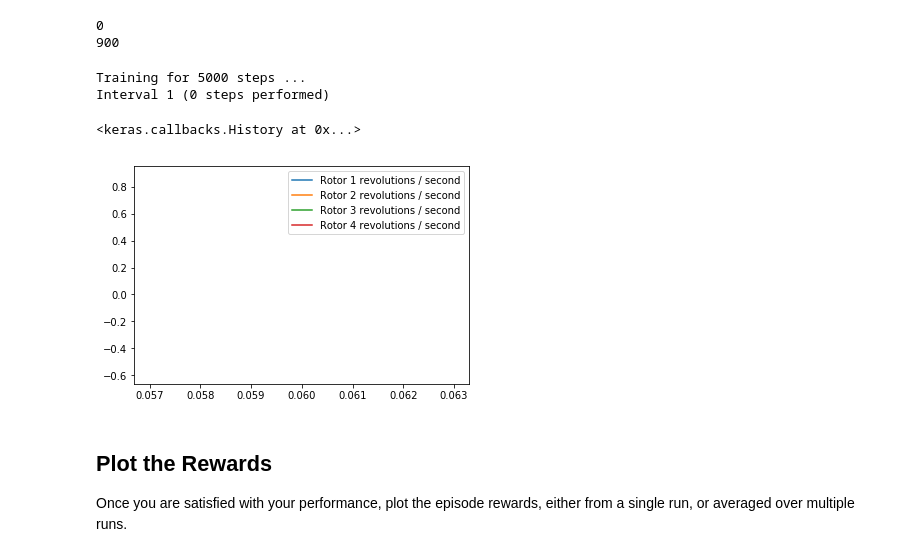
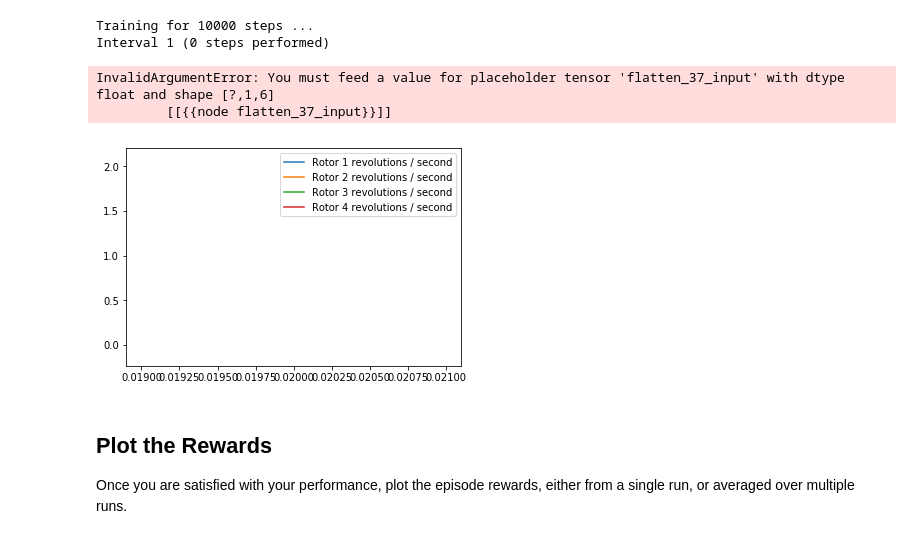
Before and after one commit to markbastian/RL-Quadcopter-2, a Jupyter notebook: Quadcopter_Project_keras_rl_distilled.ipynb, the cells around one changed output. Cells and saved outputs as stored; diff of their text form; code cells hidden in the pictures.

Commit message:
more keras actor

```diff
--- a/Quadcopter_Project_keras_rl_distilled.ipynb
+++ b/Quadcopter_Project_keras_rl_distilled.ipynb
@@ -7,6 +18,4 @@ from task import Task
 # %%
-import reward_functions as rfns
-
 def target_fn(task):
     # Huge crash penalty
     if task.sim.pose[2] <= 0:
@@ -28,4 +37,4 @@ takeoff_task = Task(init_pose=np.array([0., 0., 0., 0., 0., 0.]),   # initial po
                     runtime=5.0,                                    # time limit of the episode
                     target_pos=np.array([0., 0., 10.]),             # Desired final position
                     reward_fn=target_fn,
-                    action_repeat=3)
+                    action_repeat=1)
@@ -42,32 +119,17 @@ Using TensorFlow backend.
-# %%
-print(takeoff_task.action_low)
-print(takeoff_task.action_high)
-# %% [output]
-0
-900
-# %%
-visualize=False
-verbose=1
-#Number of training steps to be performed.
-#num_training_steps=50000
-num_training_steps=5000
-#0 for no logging, 1, for interval logging, or 2 for episode logging
-verbose=1
-#Number of steps per episode that the agent performs before automatically resetting the environment.
-max_episode_steps=200
-takeoff_agent.fit(takeoff_task,
-                  nb_steps=num_training_steps,
-                  visualize=visualize,
-                  verbose=verbose,
-                  nb_max_episode_steps=max_episode_steps,
-                  action_repetition=1,
-                  nb_max_start_steps=3,
-                  start_step_policy=lambda x: [800, 800, 800, 800]
-                 )
-# %% [output]
-Training for 5000 steps ...
-Interval 1 (0 steps performed)
-<keras.callbacks.History at 0x...>
+# %%
+takeoff_agent.fit(takeoff_task,
+                  nb_steps=10000,
+                  visualize=False,
+                  verbose=1,
+                  nb_max_episode_steps=200,
+                  action_repetition=1,
+                  nb_max_start_steps=3,
+                  start_step_policy=lambda x: [800, 800, 800, 800])
+# %% [output]
+Training for 10000 steps ...
+Interval 1 (0 steps performed)
+InvalidArgumentError: You must feed a value for placeholder tensor 'flatten_37_input' with dtype float and shape [?,1,6]
+         [[{{node flatten_37_input}}]]
 # %%
 def eval_episode(task, agent):
     labels = ['time', 'x', 'y', 'z', 'phi', 'theta', 'psi', 'x_velocity',
@@ -76,22 +138,24 @@ def eval_episode(task, agent):
     results = {x : [] for x in labels}
 
     state = task.reset() # start a new episode
+    foo = []
     while True:
         rotor_speeds = agent.forward(state)
         next_state, reward, done, _ = task.step(rotor_speeds)
-        to_write = [task.sim.time] + list(task.sim.pose) + list(task.sim.v) + list(task.sim.angular_v) + list(rotor_speeds) + [reward]
+        foo.append(reward)
+        to_write = [task.sim.time] + list(task.sim.pose) + \
+            list(task.sim.v) + list(task.sim.angular_v) + list(rotor_speeds) + [reward]
         for ii in range(len(labels)):
             results[labels[ii]].append(to_write[ii])
-        #writer.writerow(to_write)
         state = next_state
         if done:
             break
-    return results
+    return results, foo
 # %%
-takeoff_results = eval_episode(takeoff_task, takeoff_agent)
+takeoff_results, foo = eval_episode(takeoff_task, takeoff_agent)
 p.plot_actions(takeoff_results)
 # %% [output]
-[figure, old version]
+[figure, new version]
 # %% [markdown]
 ## Plot the Rewards
 
```
Also changed, not shown: parts of 8 cells of this notebook.
